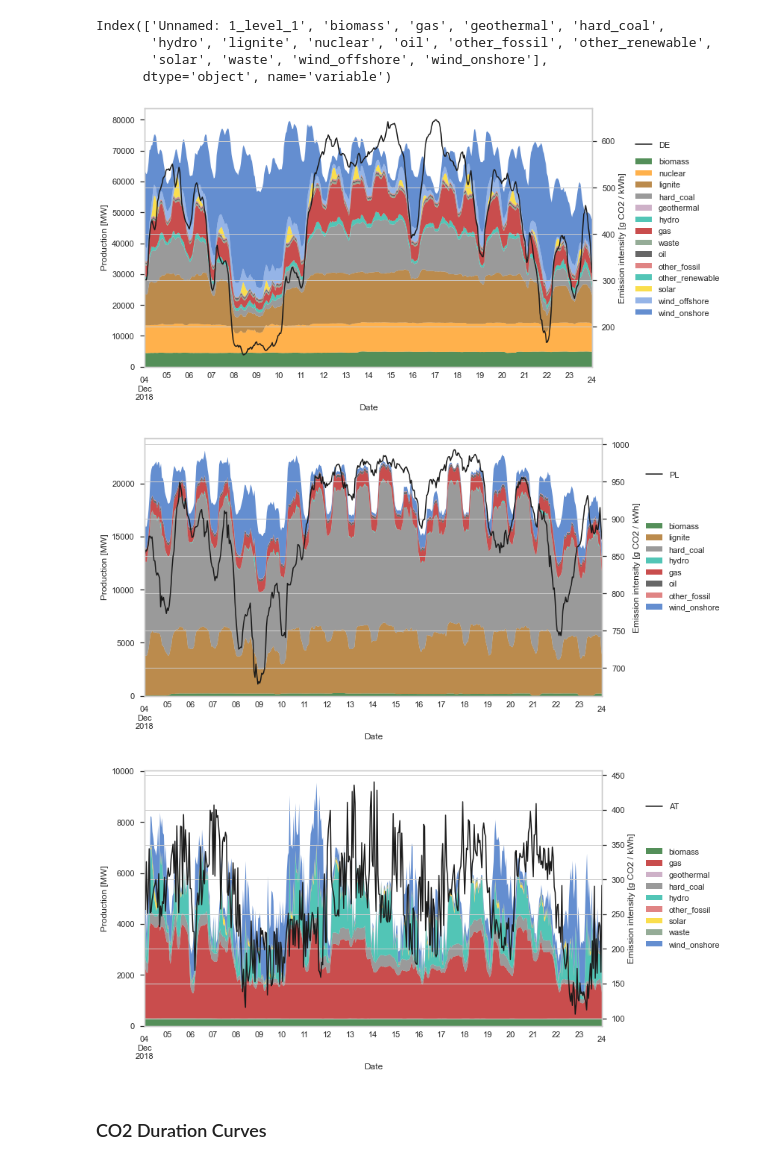
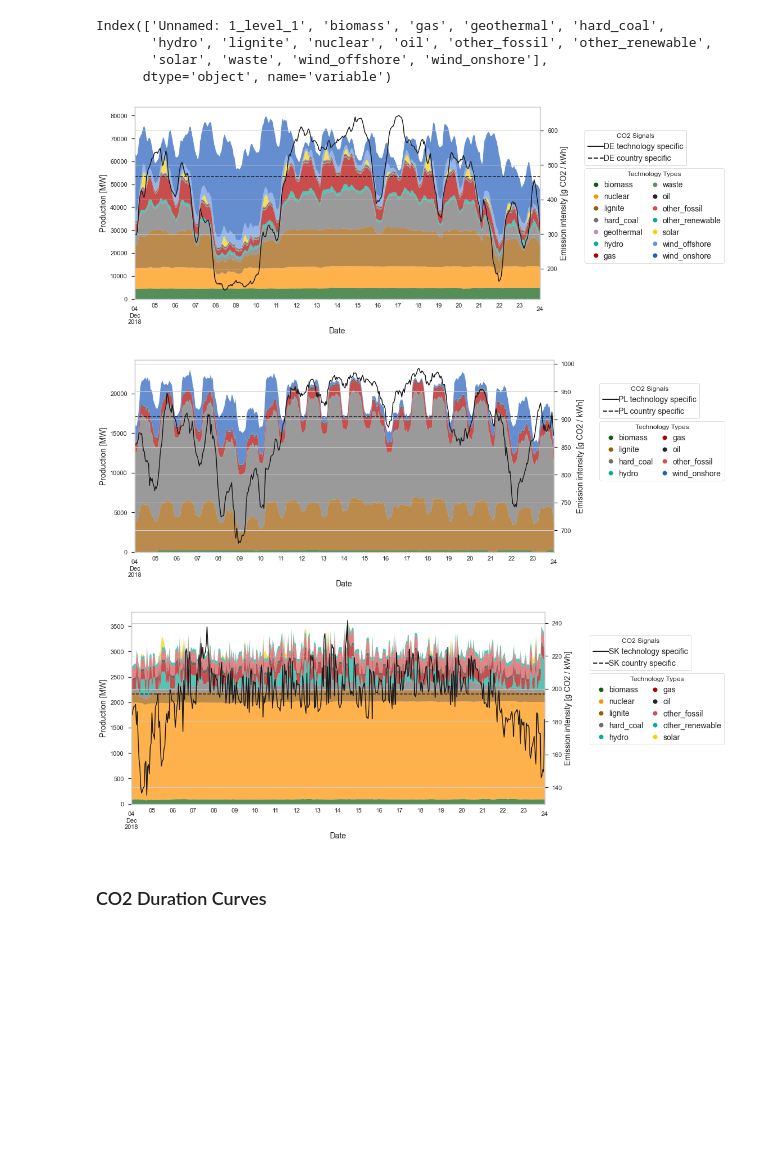
Before and after one commit to INATECH-CIG/CO2_emissions_factors, a Jupyter notebook: CO2 Signals.ipynb, the cells around one changed output. Cells and saved outputs as stored; diff of their text form; code cells hidden in the pictures; blank space fills up the shorter version.

```diff
--- a/CO2 Signals.ipynb
+++ b/CO2 Signals.ipynb
@@ -627,5 +639,5 @@ EF_stand = {'biomass':0,
 # %%
-# Create a dataframe with the EF for each country and technology. If no specific EF is available, we use the default EF.
+# Create a dataframe with the EF for each country and technology. If no specific EF is available, we use the default EF .
 EF_multi = {}
 
 for i in entsoe_gen_type.columns:
@@ -634,7 +646,7 @@ for i in entsoe_gen_type.columns:
     elif i[1] in EF_mean:
         EF_multi[i] = EF_mean[i[1]]
     else:
-        EF_multi[i] = EF_stand[i[1]]
+        EF_multi[i] = EF_default[i[1]]
 # %%
 # calculate emissions based on EF and generation per type
 CO2_emission_entsoe_gen_type = entsoe_gen_type * EF_multi
@@ -647,0 +675,7 @@ Carbon_intensitiy_entsoe_gen_type = CO2_emission.div(Generation)
+# %%
+mean_Carbon_intensitiy_entsoe_gen_type = CO2_emission.sum() / Generation.sum()
+# %%
+Carbon_intensitiy_entsoe_gen_type_mean = Carbon_intensitiy_entsoe_gen_type.copy()
+# %%
+for i in Carbon_intensitiy_entsoe_gen_type_mean.columns:
+    Carbon_intensitiy_entsoe_gen_type_mean[i] = mean_Carbon_intensitiy_entsoe_gen_type[i]
@@ -739,28 +811,28 @@ def plot_production_profile_2(generation, Carbon_intensitiy, countries, start, e
 # %%
 start = datetime.date(2018, 12, 4)
 end = datetime.date(2018, 12, 24)
 
-fig = plot_production_profile_2(entsoe_gen_type, Carbon_intensitiy_entsoe_gen_type, 'DE', start, end)
+fig = plot_production_profile_2(entsoe_gen_type, Carbon_intensitiy_entsoe_gen_type, Carbon_intensitiy_entsoe_gen_type_mean, 'DE', start, end)
 # %% [output]
-[figure, old version]
+[figure, new version]
 # %%
 fig.savefig(os.path.join(output_directory_path + '/CO2_signal_example_DE.png'))
 # %%
 start = datetime.date(2018, 12, 4)
 end = datetime.date(2018, 12, 24)
 
-fig = plot_production_profile_2(entsoe_gen_type, Carbon_intensitiy_entsoe_gen_type, 'PL', start, end)
+fig = plot_production_profile_2(entsoe_gen_type, Carbon_intensitiy_entsoe_gen_type, Carbon_intensitiy_entsoe_gen_type_mean, 'PL', start, end)
 # %% [output]
-[figure, old version]
+[figure, new version]
 # %%
 fig.savefig(os.path.join(output_directory_path + '/CO2_signal_example_PL.png'))
 # %%
 start = datetime.date(2018, 12, 4)
 end = datetime.date(2018, 12, 24)
 
-fig = plot_production_profile_2(entsoe_gen_type, Carbon_intensitiy_entsoe_gen_type, 'AT', start, end)
+fig = plot_production_profile_2(entsoe_gen_type, Carbon_intensitiy_entsoe_gen_type, Carbon_intensitiy_entsoe_gen_type_mean, 'SK', start, end)
 # %% [output]
-[figure, old version]
+[figure, new version]
 # %% [markdown]
 ### CO2 Duration Curves
 # %%
```
Also changed, not shown: parts of 72 cells of this notebook, 8 other files.
